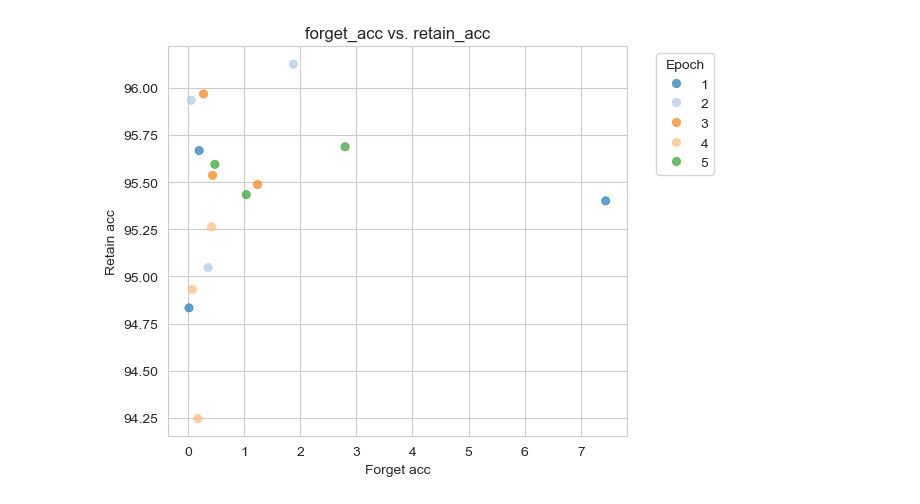
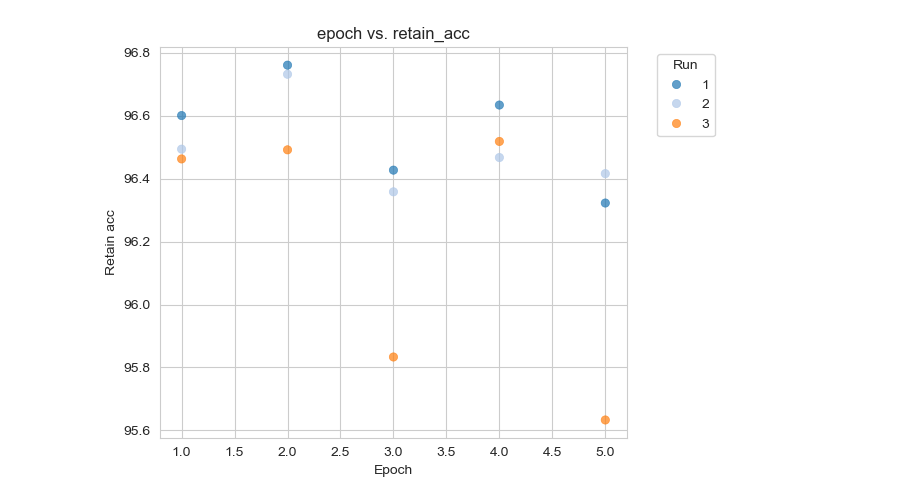
Before and after one commit to probabilistic-adaptation/verifying_unlearning_2026, a Jupyter notebook: visualize_results.ipynb, the cells around one changed output. Saved outputs shown, nothing was run; the diff lists cells and outputs as text; code cells hidden in the pictures.

```diff
--- a/visualize_results.ipynb
+++ b/visualize_results.ipynb
@@ -178,10 +188,10 @@ results
 # %%
-results = gather_results("results/seed_3012", base=False, retrain=False)
+results = gather_results("results/seed_3013", base=False, retrain=False)
                         #  epochs = [-99, 0, 1, 2, 3, 4, 5, 6])
 results_scatterplot(
     results,
-    x_metric = "forget_acc", y_metric = "retain_acc",
-    color_by = "epoch"
+    x_metric = "epoch", y_metric = "retain_acc",
+    color_by = "run"
     )
 # %% [output]
-[figure, old version]
+[figure, new version]
```
Also changed, not shown: parts of 1 cell of this notebook, 20 other files.
